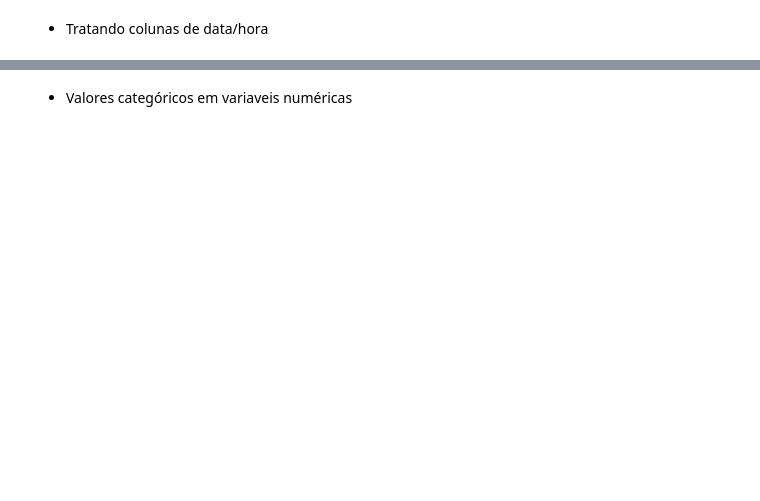
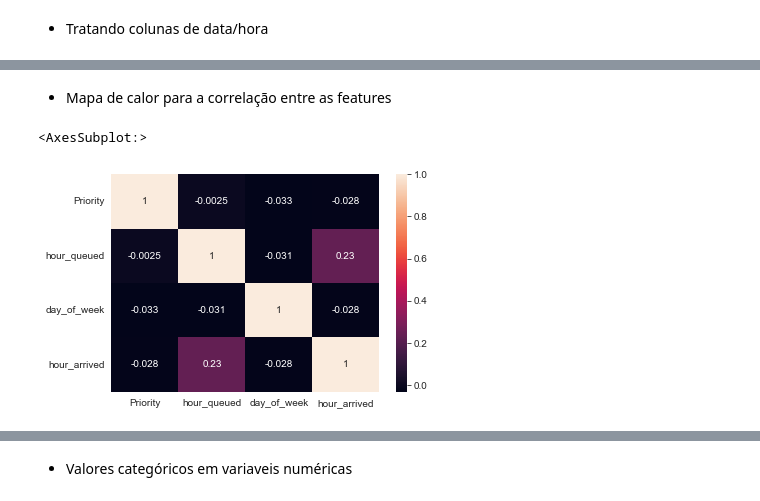
Before and after one commit to synara/kdd, a Jupyter notebook: Prova.ipynb, the cells around one changed output, grey strips where cells are left out. Cells and saved outputs as stored; diff of their text form; code cells hidden in the pictures; blank space fills up the shorter version.

```diff
--- a/Prova.ipynb
+++ b/Prova.ipynb
@@ -253,3 +253,10 @@ df.head()
 | 2 | UNABLE TO LOCATE INCIDENT OR COMP... | TELEPHONE OTHER, NOT 911 | 2 | FIGHT - VERBAL/ORAL (NO WEAPONS) | --DISTURBANCE - OTHER | NORTH | NORA | ... |
 | 3 | REPORT WRITTEN (NO ARREST) | TELEPHONE OTHER, NOT 911 | 2 | ACC - HIT AND RUN (NO INJURIES). ... | --TRAFFIC - MV COLLISION INVESTIG... | SOUTH | OCEAN | ... |
 | 4 | REPORT WRITTEN (NO ARREST) | ONVIEW | 3 | SUSPICIOUS PERSON, VEHICLE OR INC... | --DISTURBANCE - OTHER | WEST | KING | ... |
+# %% [markdown]
+- Mapa de calor para a correlação entre as features
+# %%
+sns.heatmap(df.corr(),annot=True)
+# %% [output]
+<AxesSubplot:>
+[figure, added]
```
Also changed, not shown: parts of 49 cells of this notebook.
